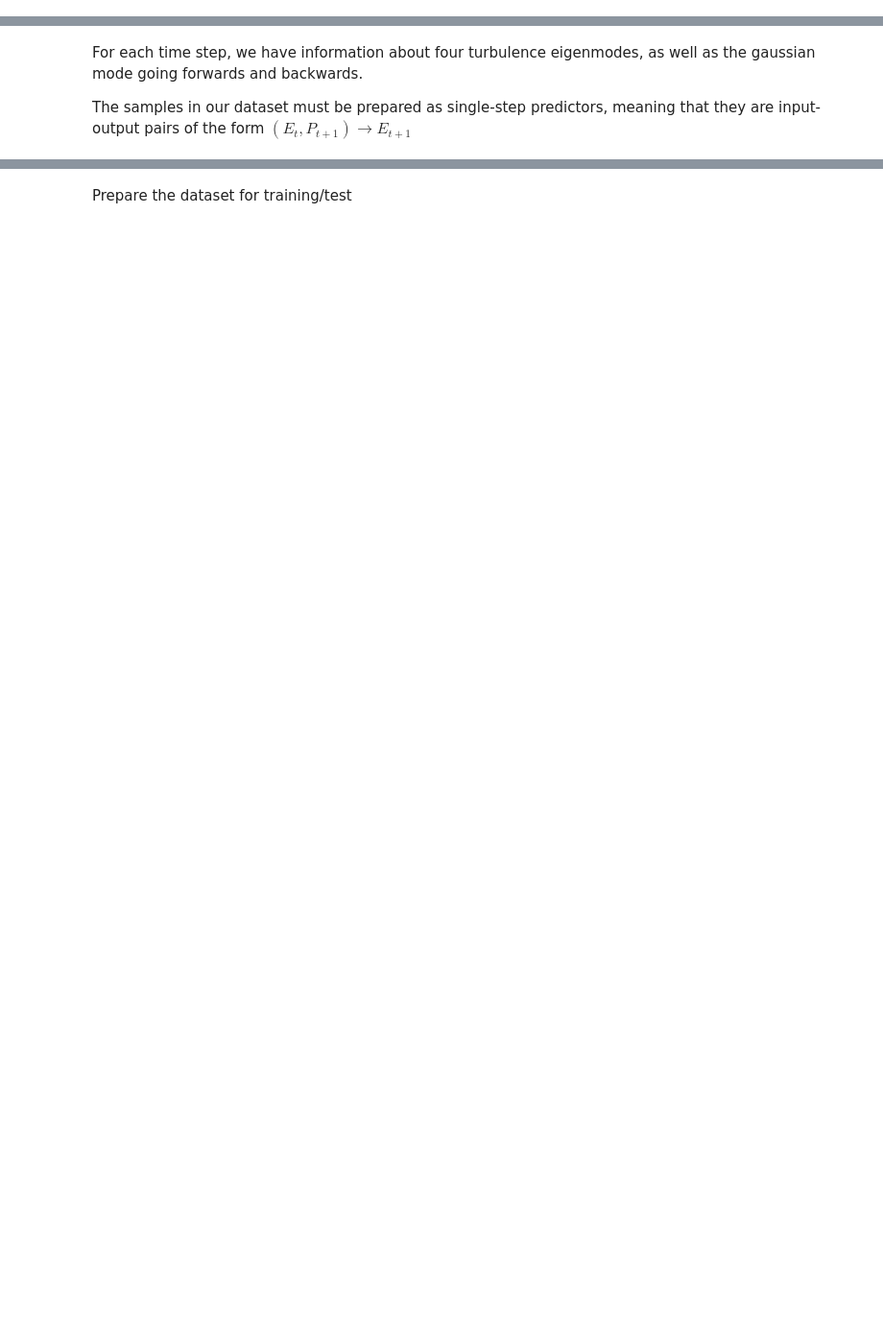
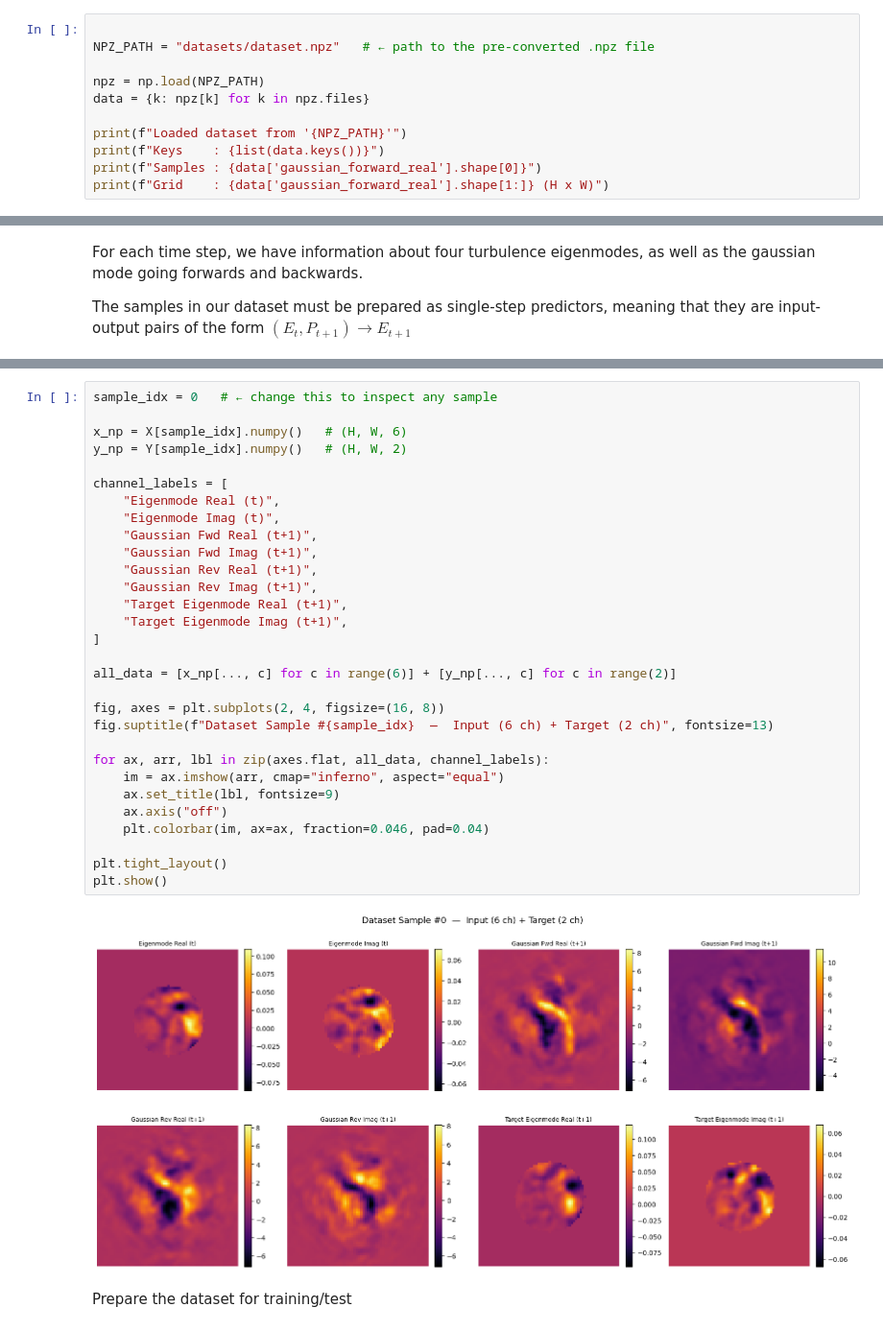
Before and after one commit to LukasScarfe/Eigen, a Jupyter notebook: learn_eigenmodes.ipynb, the cells around one changed output, grey strips where cells are left out. Shown at 96% size. Drawn from its saved outputs; the diff is of its cells as text; blank space fills up the shorter version.

```diff
--- a/learn_eigenmodes.ipynb
+++ b/learn_eigenmodes.ipynb
@@ -35,0 +84,11 @@ Grid    : (64, 64) (H x W)
+# %%
+
+NPZ_PATH = "datasets/dataset.npz"   # ← path to the pre-converted .npz file
+
+npz = np.load(NPZ_PATH)
+data = {k: npz[k] for k in npz.files}
+
+print(f"Loaded dataset from '{NPZ_PATH}'")
+print(f"Keys    : {list(data.keys())}")
+print(f"Samples : {data['gaussian_forward_real'].shape[0]}")
+print(f"Grid    : {data['gaussian_forward_real'].shape[1:]} (H x W)")
@@ -113,3 +262,35 @@ Target shape : torch.Size([40000, 64, 64, 2])
+# %%
+sample_idx = 0   # ← change this to inspect any sample
+
+x_np = X[sample_idx].numpy()   # (H, W, 6)
+y_np = Y[sample_idx].numpy()   # (H, W, 2)
+
+channel_labels = [
+    "Eigenmode Real (t)",
+    "Eigenmode Imag (t)",
+    "Gaussian Fwd Real (t+1)",
+    "Gaussian Fwd Imag (t+1)",
+    "Gaussian Rev Real (t+1)",
+    "Gaussian Rev Imag (t+1)",
+    "Target Eigenmode Real (t+1)",
+    "Target Eigenmode Imag (t+1)",
+]
+
+all_data = [x_np[..., c] for c in range(6)] + [y_np[..., c] for c in range(2)]
+
+fig, axes = plt.subplots(2, 4, figsize=(16, 8))
+fig.suptitle(f"Dataset Sample #{sample_idx}  —  Input (6 ch) + Target (2 ch)", fontsize=13)
+
+for ax, arr, lbl in zip(axes.flat, all_data, channel_labels):
+    im = ax.imshow(arr, cmap="inferno", aspect="equal")
+    ax.set_title(lbl, fontsize=9)
+    ax.axis("off")
+    plt.colorbar(im, ax=ax, fraction=0.046, pad=0.04)
+
+plt.tight_layout()
+plt.show()
+# %% [output]
+[figure, added]
 # %% [markdown]
 Prepare the dataset for training/test
 # %%
```
Also changed, not shown: parts of 8 cells of this notebook, 1 other file.
